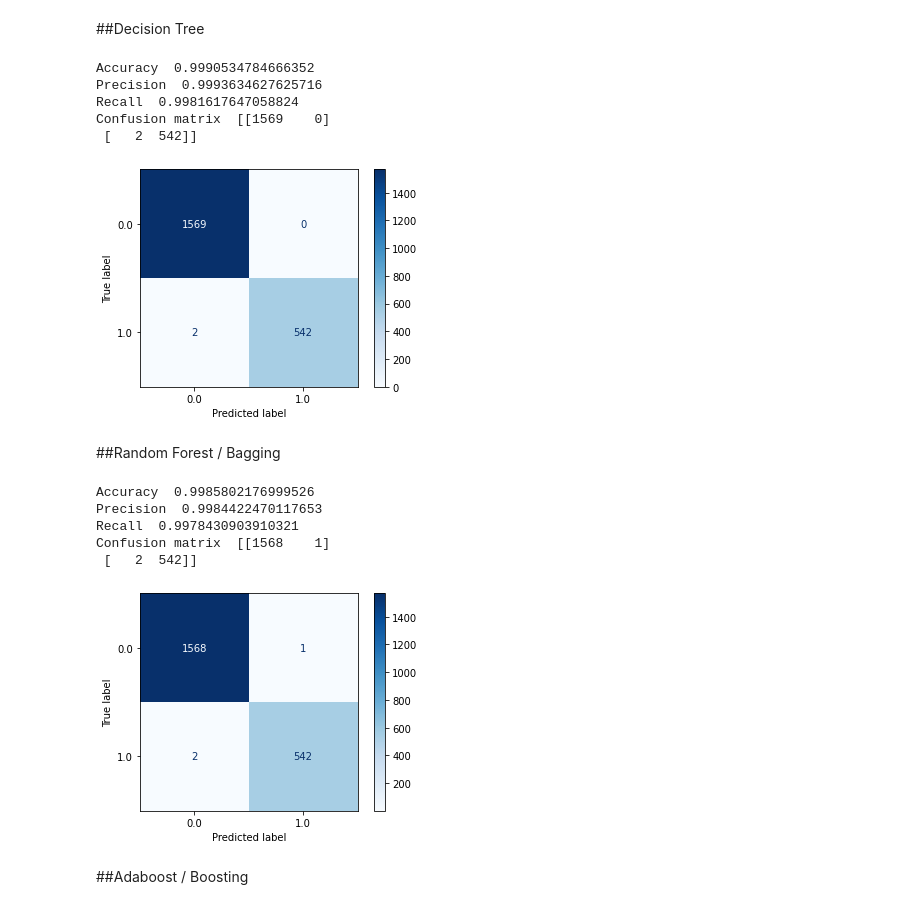
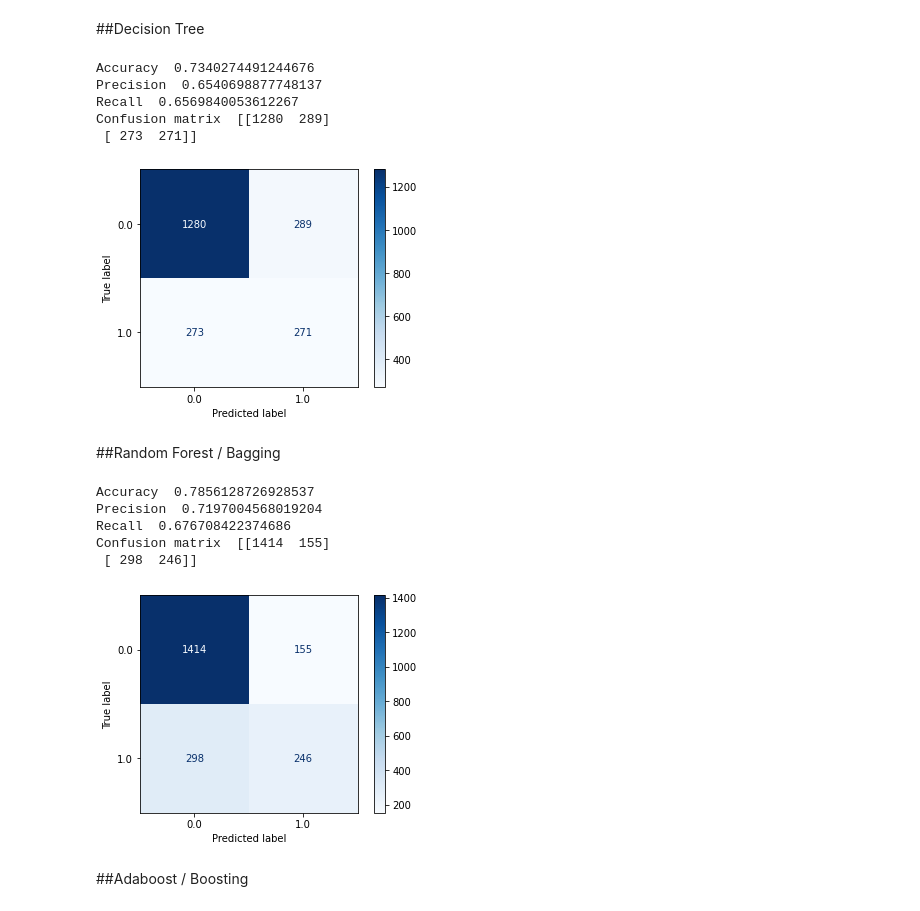
Before and after one commit to zhafar3adib/belajar_datascience, a Jupyter notebook: Machine_Learning_Classification.ipynb, the cells around one changed output. Cells and saved outputs as stored; diff of their text form; code cells hidden in the pictures.

```diff
--- a/Machine_Learning_Classification.ipynb
+++ b/Machine_Learning_Classification.ipynb
@@ -387,8 +480,21 @@ Confusion matrix  [[2931  674]
 
 Klasifikasi berdasarkan jumlah kelas tetangga atau data yang terdekat
 # %%
+x = df_x.astype(float).values
+y = df_y.astype(float)
+
+x_train, x_test, y_train, y_test = train_test_split(x, y, test_size=0.3, random_state=2)
+
+categ = ['gender','Partner','Dependents','PhoneService','MultipleLines','InternetService','OnlineSecurity','OnlineBackup','DeviceProtection','TechSupport','StreamingTV','StreamingMovies','Contract','PaperlessBilling','PaymentMethod','Churn']
+le = LabelEncoder()
+data[categ] = data[categ].apply(le.fit_transform)
+
+scaler = MinMaxScaler().fit(x_train)
+x_train = scaler.transform(x_train)
+x_test = scaler.transform(x_test)
+
 model=KNeighborsClassifier(n_neighbors=10)
-model.fit(x_test, y_test)
+model.fit(x_train, y_train)
 
 y_pred = model.predict(x_test)
 
@@ -408,8 +514,21 @@ Confusion matrix  [[1473   96]
 # %% [markdown]
 ##Decision Tree
 # %%
+x = df_x.astype(float).values
+y = df_y.astype(float)
+
+x_train, x_test, y_train, y_test = train_test_split(x, y, test_size=0.3, random_state=2)
+
+categ = ['gender','Partner','Dependents','PhoneService','MultipleLines','InternetService','OnlineSecurity','OnlineBackup','DeviceProtection','TechSupport','StreamingTV','StreamingMovies','Contract','PaperlessBilling','PaymentMethod','Churn']
+le = LabelEncoder()
+data[categ] = data[categ].apply(le.fit_transform)
+
+scaler = MinMaxScaler().fit(x_train)
+x_train = scaler.transform(x_train)
+x_test = scaler.transform(x_test)
+
 model=DecisionTreeClassifier(criterion="entropy")
-model.fit(x_test, y_test)
+model.fit(x_train, y_train)
 
 y_pred = model.predict(x_test)
 
@@ -420,33 +539,46 @@ print('Confusion matrix ', confusion_matrix(y_test, y_pred))
 plot_confusion_matrix(model, x_test, y_test, cmap=plt.cm.Blues)
 plt.show()
 # %% [output]
-Accuracy  0.9990534784666352
-Precision  0.9993634627625716
-Recall  0.9981617647058824
-Confusion matrix  [[1569    0]
- [   2  542]]
+Accuracy  0.7340274491244676
+Precision  0.6540698877748137
+Recall  0.6569840053612267
+Confusion matrix  [[1280  289]
+ [ 273  271]]
-[figure, old version]
+[figure, new version]
 # %% [markdown]
 ##Random Forest / Bagging
 # %%
+x = df_x.astype(float).values
+y = df_y.astype(float)
+
+x_train, x_test, y_train, y_test = train_test_split(x, y, test_size=0.3, random_state=2)
+
+categ = ['gender','Partner','Dependents','PhoneService','MultipleLines','InternetService','OnlineSecurity','OnlineBackup','DeviceProtection','TechSupport','StreamingTV','StreamingMovies','Contract','PaperlessBilling','PaymentMethod','Churn']
+le = LabelEncoder()
+data[categ] = data[categ].apply(le.fit_transform)
+
+scaler = MinMaxScaler().fit(x_train)
+x_train = scaler.transform(x_train)
+x_test = scaler.transform(x_test)
+
 model=RandomForestClassifier()
-model.fit(x_test, y_test)
+model.fit(x_train, y_train)
 
 y_pred = model.predict(x_test)
 
 print('Accuracy ',accuracy_score(y_test, y_pred))
 print('Precision ',precision_score(y_test, y_pred, average='macro'))
 print('Recall ',recall_score(y_test, y_pred, average='macro'))
 print('Confusion matrix ', confusion_matrix(y_test, y_pred))
 plot_confusion_matrix(model, x_test, y_test, cmap=plt.cm.Blues)
 plt.show()
 # %% [output]
-Accuracy  0.9985802176999526
-Precision  0.9984422470117653
-Recall  0.9978430903910321
-Confusion matrix  [[1568    1]
- [   2  542]]
+Accuracy  0.7856128726928537
+Precision  0.7197004568019204
+Recall  0.676708422374686
+Confusion matrix  [[1414  155]
+ [ 298  246]]
-[figure, old version]
+[figure, new version]
 # %% [markdown]
 ##Adaboost / Boosting
 # %%
```
Also changed, not shown: parts of 16 cells of this notebook.
